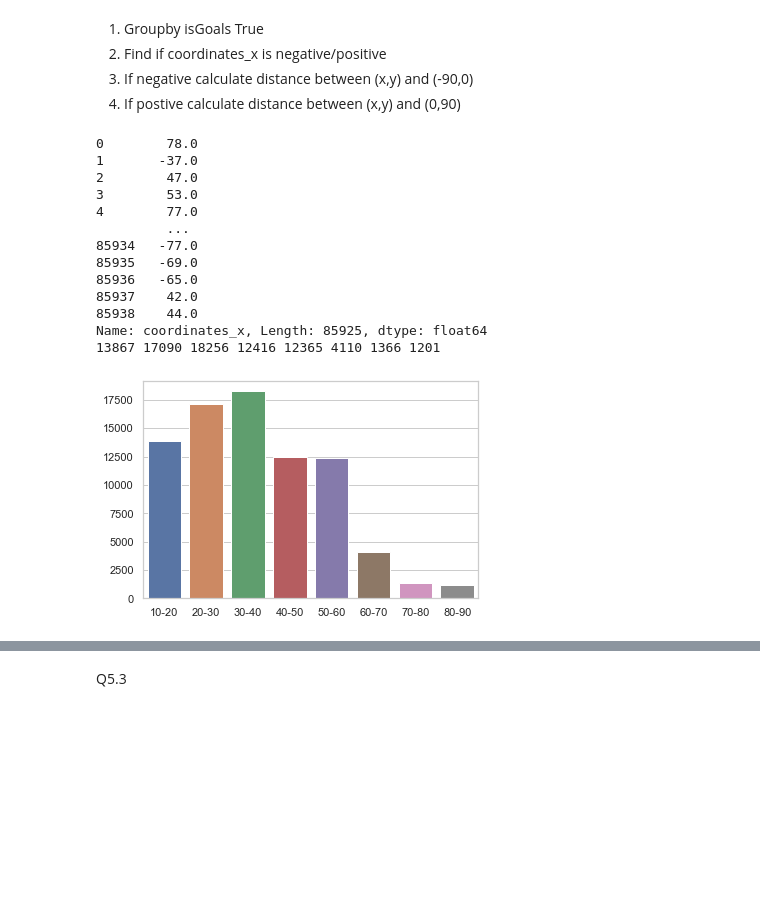
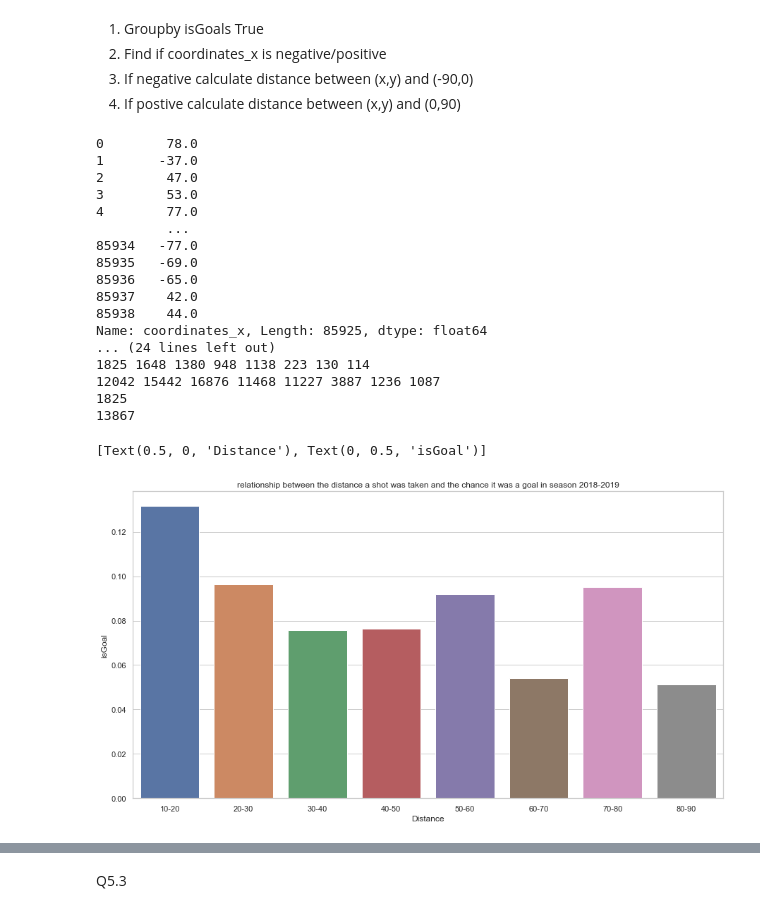
Before and after one commit to Jawing/ift6758-project-template-main, a Jupyter notebook: milestone1-Abhay.ipynb, the cells around one changed output, grey strips where cells are left out. Cells and saved outputs as stored; diff of their text form; code cells hidden in the pictures; blank space fills up the shorter version.

```diff
--- a/milestone1-Abhay.ipynb
+++ b/milestone1-Abhay.ipynb
@@ -405,10 +410,17 @@ def tidyData(dfs: pd.DataFrame) -> pd.DataFrame:
                                 'shotType', 'coordinates_x', 'coordinates_y', 'shooter', 'goalie', 'emptyNet','strength', 'awayTeam', 'homeTeam'])
 
     return df2
-dfs = loadstats(2018,'./data/')
-df = tidyData(dfs)
 
-print(df)
+# loading the data
+dfs_2018 = loadstats(2018,'./data/')
+df_2018 = tidyData(dfs_2018)
+
+#print(df_2018)
+dfs_2019 = loadstats(2019,'./data/')
+df_2019 = tidyData(dfs_2019)
+
+dfs_2020 = loadstats(2020,'./data/')
+df_2020 = tidyData(dfs_2020)
 # %% [output]
 size of data in regular season: 1271
 size of data in regular season & playoffs: 1376
@@ -499,7 +534,9 @@ print(df['coordinates_y'][85934])
 3. If negative calculate distance between (x,y) and (-90,0)
 4. If postive calculate distance between (x,y) and (0,90)
 # %%
-df.dropna(inplace =True)
+df_2018.dropna(inplace =True)
+df_2019.dropna(inplace =True)
+df_2020.dropna(inplace =True)
 # %%
 from scipy.spatial import distance
 import matplotlib.pyplot as plt
@@ -521,7 +558,9 @@ def euclidean_distance(a,b,c): #b =>
 opponent_coordinate = [-90,0]
 
 
-df['Distance'] = euclidean_distance(opponent_coordinate, df.coordinates_x.astype(float), df.coordinates_y.astype(float))
+df_2018['Distance'] = euclidean_distance(opponent_coordinate, df_2018.coordinates_x.astype(float), df_2018.coordinates_y.astype(float))
+df_2019['Distance'] = euclidean_distance(opponent_coordinate, df_2019.coordinates_x.astype(float), df_2019.coordinates_y.astype(float))
+df_2020['Distance'] = euclidean_distance(opponent_coordinate, df_2020.coordinates_x.astype(float), df_2020.coordinates_y.astype(float))
 
 aa=0
 ab=0
@@ -532,7 +571,7 @@ b=0
 c=0
 d=0
 
-for i in np.array(df['Distance']):
+for i in np.array(df_2018[df_2018['isGoal'] == True]['Distance']):
     if i > 10 and i<20:
         aa+= 1
     if i > 20 and i<30:
@@ -541,33 +580,80 @@ for i in np.array(df['Distance']):
         ac+= 1
     if i > 40 and i<50:
         ad+= 1
     if i > 50 and i < 60:
         a+= 1
     if i >60 and i< 70:
         b+= 1
     if i >70 and i <80:
         c+= 1
     if i>80 and i<90:
         d+=1
 
 print(aa,ab,ac,ad,a,b,c,d, )
 lst = [aa,ab,ac,ad,a,b,c,d]
 
+xa = 0
+xb=0
+xc=0
+xd=0
+xe=0
+xf=0
+xg=0
+xh=0
+
+for i in np.array(df_2018[df_2018['isGoal'] == False]['Distance']):
+    if i > 10 and i<20:
+        xa+= 1
+    if i > 20 and i<30:
+        xb+= 1
+    if i > 30 and i<40:
+        xc+= 1
+    if i > 40 and i<50:
+        xd+= 1
+    if i > 50 and i < 60:
+        xe+= 1
+    if i >60 and i< 70:
+        xf+= 1
+    if i >70 and i <80:
+        xg+= 1
+    if i>80 and i<90:
+        xh+=1
+print(xa, xb, xc, xd, xe, xf,xg, xh )
+
+print(aa)
+print(aa+xa)
+prob_1 = aa/(aa+xa)
+prob_2 = ab/(ab+xb)
+prob_3 = ac/(ac+xc)
+prob_4 = ad/(ad+xd)
+prob_5 = a/(a+xe)
+prob_6 = b/(b+xf)
+prob_7 = c/(c+xg)
+prob_8 = d/(a+xh)
+lst = [prob_1,prob_2,prob_3,prob_4,prob_5,prob_6,prob_7,prob_8]
+
 import seaborn as sns
 sns.set_theme(style="whitegrid")
-ax = sns.barplot(x=['10-20','20-30','30-40','40-50','50-60','60-70','70-80','80-90' ], y=lst, data=df2)
+ax = sns.barplot(x=['10-20','20-30','30-40','40-50','50-60','60-70','70-80','80-90' ], y=lst, data=df_2018)
+ax.set_title('relationship between the distance a shot was taken and the chance it was a goal in season 2018-2019')
+ax.set(xlabel="Distance", ylabel = "isGoal")
 # %% [output]
 0        78.0
 1       -37.0
 2        47.0
 3        53.0
 4        77.0
          ...
 85934   -77.0
 85935   -69.0
 85936   -65.0
 85937    42.0
 85938    44.0
 Name: coordinates_x, Length: 85925, dtype: float64
-13867 17090 18256 12416 12365 4110 1366 1201
+... (24 lines left out)
+1825 1648 1380 948 1138 223 130 114
+12042 15442 16876 11468 11227 3887 1236 1087
+1825
+13867
+[Text(0.5, 0, 'Distance'), Text(0, 0.5, 'isGoal')]
-[figure, old version]
+[figure, new version]
```
Also changed, not shown: parts of 21 cells of this notebook.
